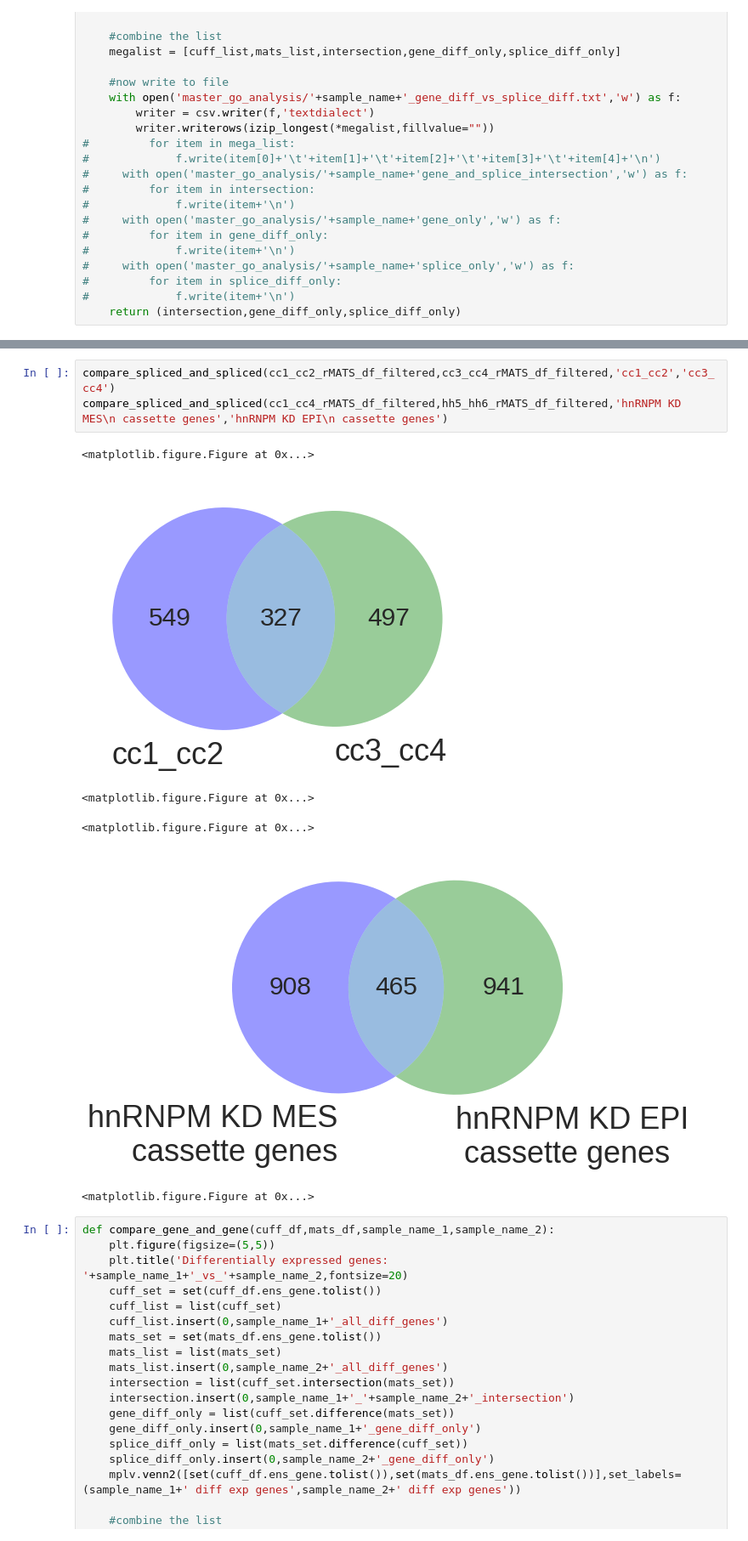
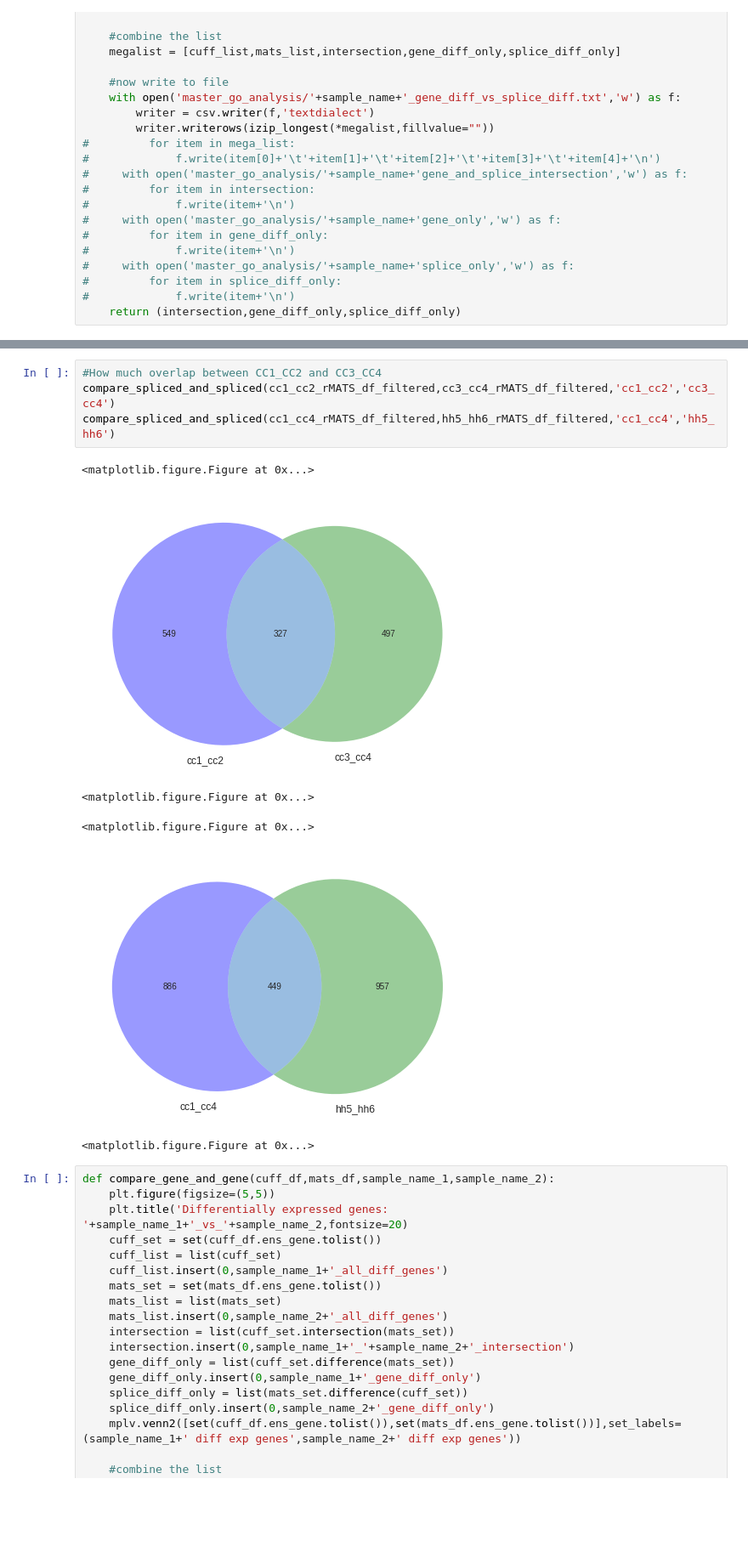
Before and after one commit to seharvey2012/programmatic_analysis, a Jupyter notebook: getting_clipper_to_work/clipper_runs_working_with_individual_rt_stops/master_go_analysis.ipynb, the cells around one changed output, grey strips where cells are left out. Shown at 85% size. Cells and saved outputs as stored; diff of their text form; blank space fills up the shorter version.

```diff
--- a/getting_clipper_to_work/clipper_runs_working_with_individual_rt_stops/master_go_analysis.ipynb
+++ b/getting_clipper_to_work/clipper_runs_working_with_individual_rt_stops/master_go_analysis.ipynb
@@ -416,16 +407,17 @@ def compare_spliced_and_spliced(cuff_df,mats_df,sample_name_1,sample_name_2):
     with open('master_go_analysis/'+sample_name_1+'_vs_'+sample_name_2+'_splicing.txt','w') as f:
         writer = csv.writer(f,'textdialect')
         writer.writerows(izip_longest(*megalist,fillvalue=""))
-# %%
-compare_spliced_and_spliced(cc1_cc2_rMATS_df_filtered,cc3_cc4_rMATS_df_filtered,'cc1_cc2','cc3_cc4')
-compare_spliced_and_spliced(cc1_cc4_rMATS_df_filtered,hh5_hh6_rMATS_df_filtered,'hnRNPM KD MES\n cassette genes','hnRNPM KD EPI\n cassette genes')
-# %% [output]
-<matplotlib.figure.Figure at 0x...>
-[figure, removed]
-<matplotlib.figure.Figure at 0x...>
-<matplotlib.figure.Figure at 0x...>
-[figure, removed]
-<matplotlib.figure.Figure at 0x...>
+# %%
+#How much overlap between CC1_CC2 and CC3_CC4
+compare_spliced_and_spliced(cc1_cc2_rMATS_df_filtered,cc3_cc4_rMATS_df_filtered,'cc1_cc2','cc3_cc4')
+compare_spliced_and_spliced(cc1_cc4_rMATS_df_filtered,hh5_hh6_rMATS_df_filtered,'cc1_cc4','hh5_hh6')
+# %% [output]
+<matplotlib.figure.Figure at 0x...>
+[figure, added]
+<matplotlib.figure.Figure at 0x...>
+<matplotlib.figure.Figure at 0x...>
+[figure, added]
+<matplotlib.figure.Figure at 0x...>
 # %%
 def compare_gene_and_gene(cuff_df,mats_df,sample_name_1,sample_name_2):
     plt.figure(figsize=(5,5))
```
Also changed, not shown: parts of 28 cells of this notebook, 4 other files.
